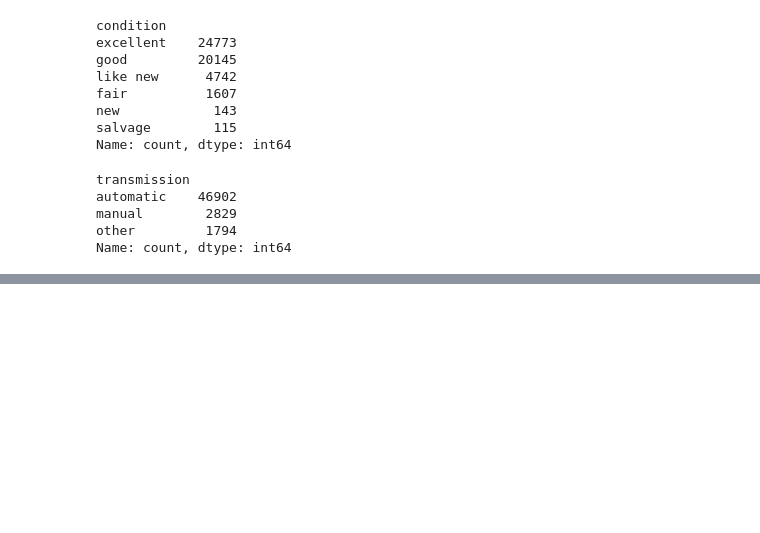
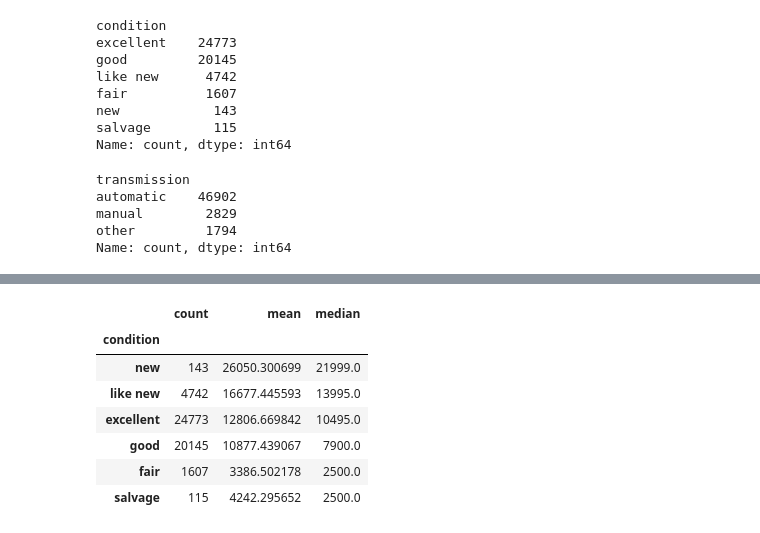
Before and after one commit to alexbecke-bot/projeto-final-sprint-5-analise-de-veiculos, a Jupyter notebook: EDA.ipynb, the cells around one changed output, grey strips where cells are left out. Saved outputs shown, nothing was run; the diff lists cells and outputs as text; code cells hidden in the pictures; blank space fills up the shorter version.

```diff
--- a/EDA.ipynb
+++ b/EDA.ipynb
@@ -920,0 +934,13 @@ Name: count, dtype: int64
+# %%
+dataframe.groupby('condition')['price'].agg(
+    ['count', 'mean', 'median']
+).sort_values('median', ascending=False)
+# %% [output]
+|  | count | mean | median |
+| condition |  |  |  |
+| new | 143 | 26050.300699 | 21999.0 |
+| like new | 4742 | 16677.445593 | 13995.0 |
+| excellent | 24773 | 12806.669842 | 10495.0 |
+| good | 20145 | 10877.439067 | 7900.0 |
+| fair | 1607 | 3386.502178 | 2500.0 |
+| salvage | 115 | 4242.295652 | 2500.0 |
```
Also changed, not shown: parts of 18 cells of this notebook, 1 other file.
